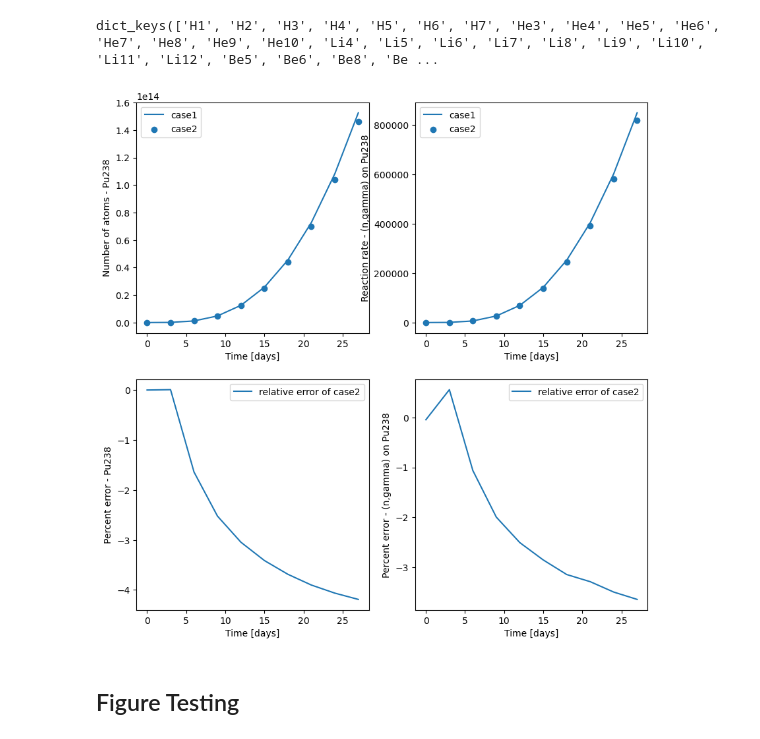
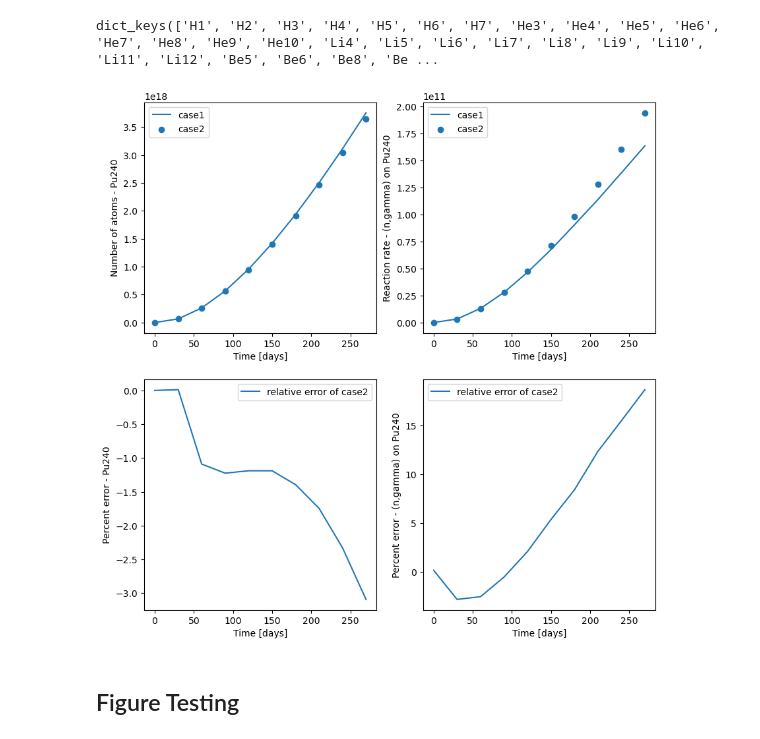
Before and after one commit to yardasol/2025-yardas-transport-independent-depletion, a Jupyter notebook: results/multi-group/compare-results.ipynb, the cells around one changed output. Cells and saved outputs as stored; diff of their text form; code cells hidden in the pictures.

```diff
--- a/results/multi-group/compare-results.ipynb
+++ b/results/multi-group/compare-results.ipynb
@@ -14,8 +14,8 @@ time_types = [('minutes', _SECONDS_PER_MINUTE, 'minutes'),
 normalization_types = ('source_rate', 'fission_q')
 depletion_types = [('simple', '../../openmc/tests/chain_simple.xml'), ('full', 'chain_endbf71_pwr.xml')]
 # %%
-group_type = 0
-time_type = 2
+group_type = 1
+time_type = 3
 integrator_type = 0
 normalization_type = 1
 depletion_type = 1
@@ -65,7 +65,7 @@ atoms_dict.keys()
 # %% [output]
 dict_keys(['H1', 'H2', 'H3', 'H4', 'H5', 'H6', 'H7', 'He3', 'He4', 'He5', 'He6', 'He7', 'He8', 'He9', 'He10', 'Li4', 'Li5', 'Li6', 'Li7', 'Li8', 'Li9', 'Li10', 'Li11', 'Li12', 'Be5', 'Be6', 'Be8', 'Be ...
 # %%
-nuc = 'Pu238'
+nuc = 'Pu240'
 rx = '(n,gamma)'
 i = -1
 j = -1
@@ -80,34 +80,34 @@ ax1.set_xlabel(f"Time [{time_unit}]")
 ax1.set_ylabel(f"Number of atoms - {nuc}");
 ax1.legend()
 
 at_error21 = 100 * (c2_atoms - c1_atoms) / c1_atoms
 #at_error31 = 100 * abs((c3_atoms - c1_atoms) / c1_atoms)
 #at_error23 = 100 * abs((c2_atoms - c3_atoms) / c3_atoms)
 ax3.plot(time[:j], at_error21[:j], label="relative error of case2")
 #ax3.plot(time[:j], at_error31[:j], label="relative error of case3")
 ax3.set_xlabel(f"Time [{time_unit}]")
 ax3.set_ylabel(f"Percent error - {nuc}")
 ax3.legend()
 
 if len(chain.nuclides[chain.nuclide_dict[nuc]].reactions) != 0:
     c1_nuc_rx, c2_nuc_rx = rx_dict[nuc][rx]#, c3_nuc_rx = rx_dict[nuc][rx]
     ax2.plot(time[:i], c1_nuc_rx[:i], label="case1")
     ax2.scatter(time[:i], c2_nuc_rx[:i], label="case2")
     #ax2.scatter(time[:i], c3_nuc_rx[:i], label="case3")
     ax2.set_xlabel(f"Time [{time_unit}]")
     ax2.set_ylabel(f"Reaction rate - {rx} on {nuc}");
     ax2.legend()
 
     rx_error21 = (100 * (c2_nuc_rx - c1_nuc_rx) / c1_nuc_rx)
     #rx_error31 = abs(100 * (c3_nuc_rx - c1_nuc_rx) / c1_nuc_rx)
     #rx_error23 = abs(100 * (c2_nuc_rx - c3_nuc_rx) / c3_nuc_rx)
     ax4.plot(time[:j], rx_error21[:j], label="relative error of case2")
     #ax4.plot(time[:j], rx_error31[:j], label="relative error of case3")
     ax4.set_xlabel(f"Time [{time_unit}]")
     ax4.set_ylabel(f"Percent error - {rx} on {nuc}")
     ax4.legend()
 # %% [output]
-[figure, old version]
+[figure, new version]
 # %% [markdown]
 ## Figure Testing
 # %%
```
Also changed, not shown: 33 other files.
